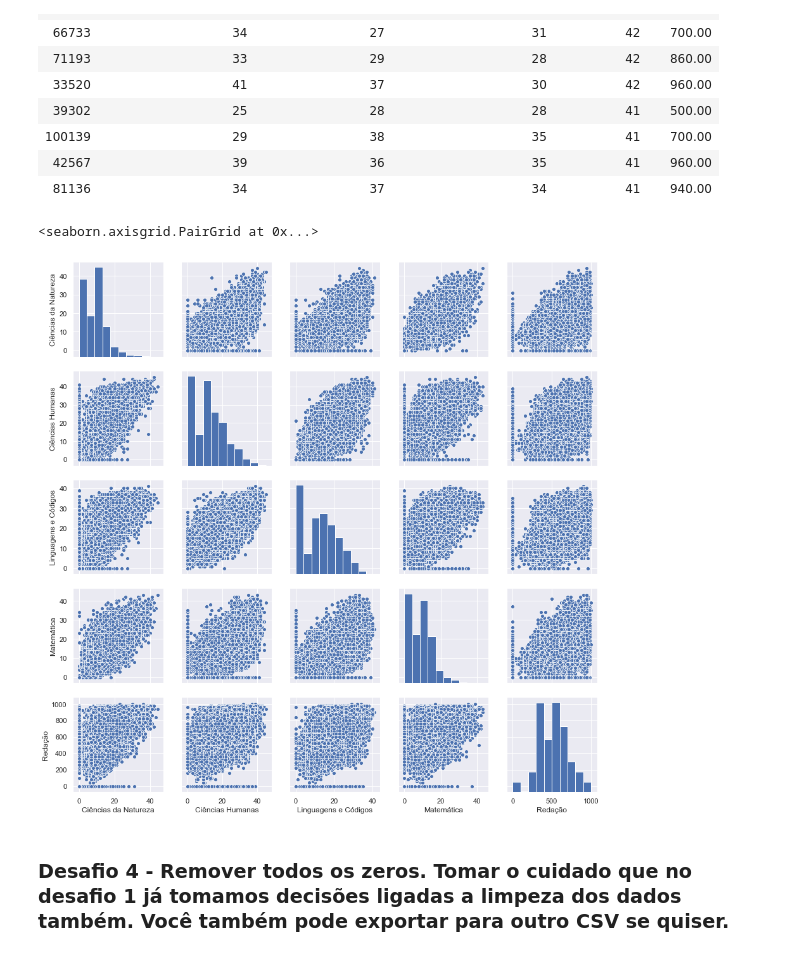
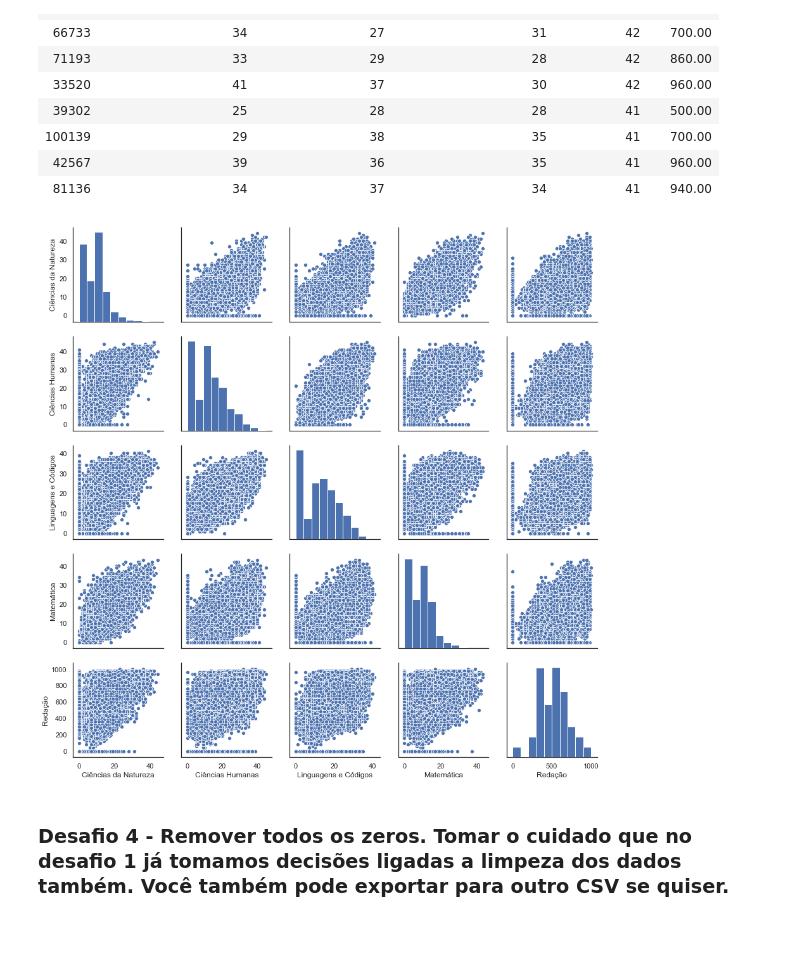
Before and after one commit to mtalaisys/quarentenadados, a Jupyter notebook: QuarentenaDados - Aula 4 e Aula 5.ipynb, the cells around one changed output. Saved outputs shown, nothing was run; the diff lists cells and outputs as text; code cells hidden in the pictures.

```diff
--- a/QuarentenaDados - Aula 4 e Aula 5.ipynb
+++ b/QuarentenaDados - Aula 4 e Aula 5.ipynb
@@ -240,13 +240,13 @@ num_questoes_acertadas.sort_values('Matemática',ascending = False).head(10)
 # %%
 #Criando o plot
 num_questoes_acertadas = dados_nota[['NU_RESPOSTAS_CORRETAS_CN', 'NU_RESPOSTAS_CORRETAS_CH', 'NU_RESPOSTAS_CORRETAS_LC', 'NU_RESPOSTAS_CORRETAS_MT', 'NU_NOTA_REDACAO']]
 num_questoes_acertadas.columns = ['Ciências da Natureza', 'Ciências Humanas', 'Linguagens e Códigos', 'Matemática', 'Redação']
 
+sns.set_style("white")
+sns.pairplot(num_questoes_acertadas)
 sns.set()
-sns.pairplot(num_questoes_acertadas)
 # %% [output]
-<seaborn.axisgrid.PairGrid at 0x...>
-[figure, old version]
+[figure, new version]
 # %% [markdown]
 ### Desafio 4 - Remover todos os zeros. Tomar o cuidado que no desafio 1 já tomamos decisões ligadas a limpeza dos dados também. Você também pode exportar para outro CSV se quiser.
 # %%
```
Also changed, not shown: parts of 4 cells of this notebook, 1 other file.
